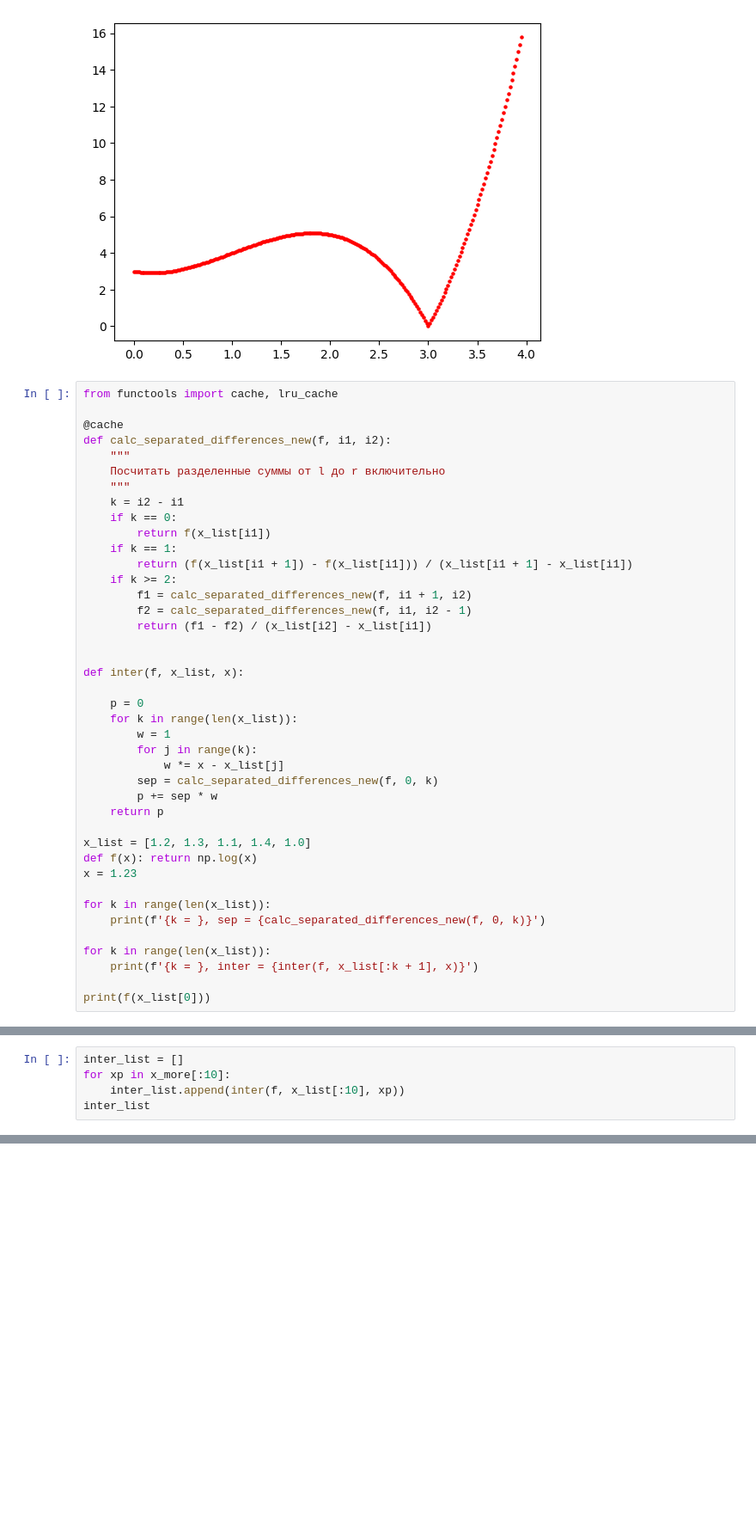
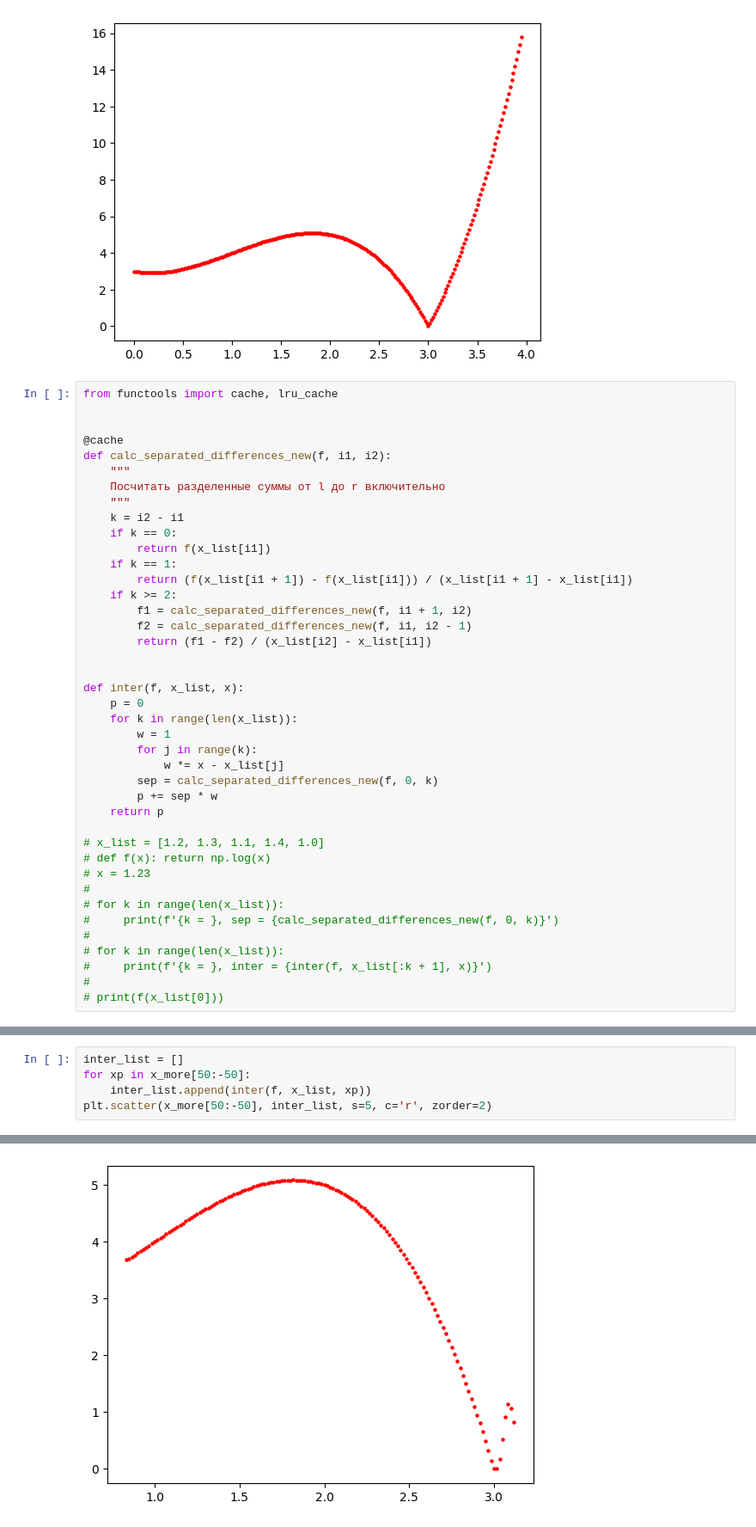
Before and after one commit to kudrmax/numerical-methods, a Jupyter notebook: approximation/6.7.4.ipynb, the cells around one changed output, grey strips where cells are left out. Shown: that part at 86% size. Drawn from its saved outputs; the diff is of its cells as text; blank space fills up the shorter version.

```diff
--- a/approximation/6.7.4.ipynb
+++ b/approximation/6.7.4.ipynb
@@ -60,6 +60,7 @@ plt.scatter(xs, ys, s=5, c='r', zorder=2)
 [figure]
 # %%
 from functools import cache, lru_cache
+
 
 @cache
 def calc_separated_differences_new(f, i1, i2):
@@ -78,7 +79,6 @@ def calc_separated_differences_new(f, i1, i2):
 
 
 def inter(f, x_list, x):
-
     p = 0
     for k in range(len(x_list)):
         w = 1
@@ -88,14 +88,14 @@ def inter(f, x_list, x):
         p += sep * w
     return p
 
-x_list = [1.2, 1.3, 1.1, 1.4, 1.0]
-def f(x): return np.log(x)
-x = 1.23
-
-for k in range(len(x_list)):
-    print(f'{k = }, sep = {calc_separated_differences_new(f, 0, k)}')
-
-for k in range(len(x_list)):
-    print(f'{k = }, inter = {inter(f, x_list[:k + 1], x)}')
-
-print(f(x_list[0]))
+# x_list = [1.2, 1.3, 1.1, 1.4, 1.0]
+# def f(x): return np.log(x)
+# x = 1.23
+#
+# for k in range(len(x_list)):
+#     print(f'{k = }, sep = {calc_separated_differences_new(f, 0, k)}')
+#
+# for k in range(len(x_list)):
+#     print(f'{k = }, inter = {inter(f, x_list[:k + 1], x)}')
+#
+# print(f(x_list[0]))
@@ -114,6 +102,6 @@ k = 4, inter = 0.20701330762473097
 # %%
 inter_list = []
-for xp in x_more[:10]:
-    inter_list.append(inter(f, x_list[:10], xp))
-inter_list
+for xp in x_more[50:-50]:
+    inter_list.append(inter(f, x_list, xp))
+plt.scatter(x_more[50:-50], inter_list, s=5, c='r', zorder=2)
 # %% [output]
@@ -120,0 +109 @@ TypeError: unhashable type: 'list'
+[figure, added]
```
Also changed, not shown: parts of 2 cells of this notebook.
